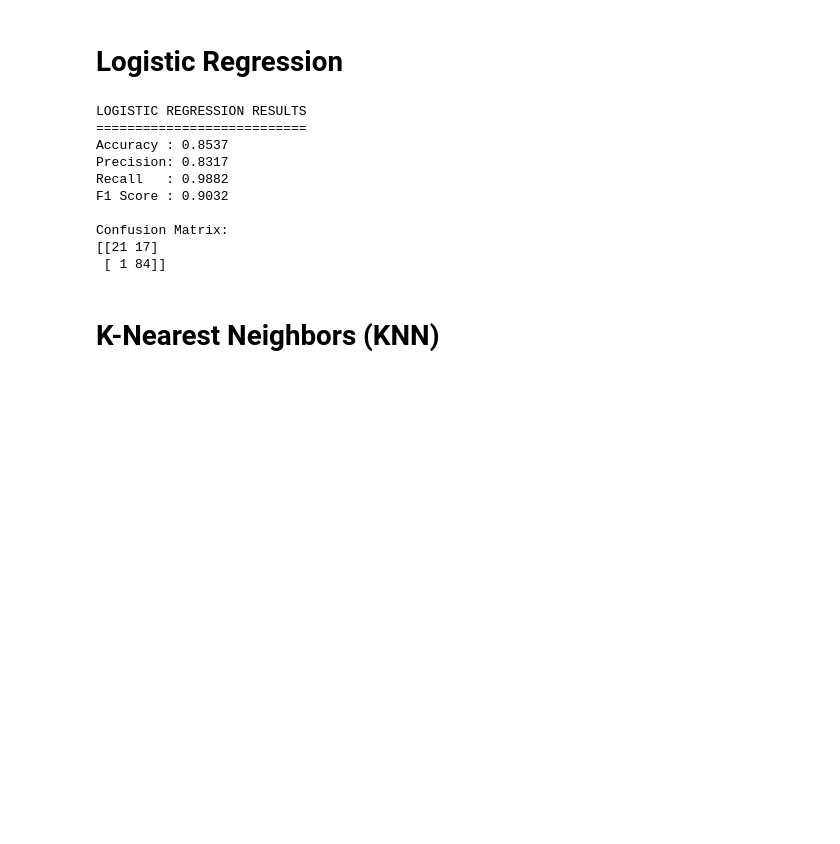
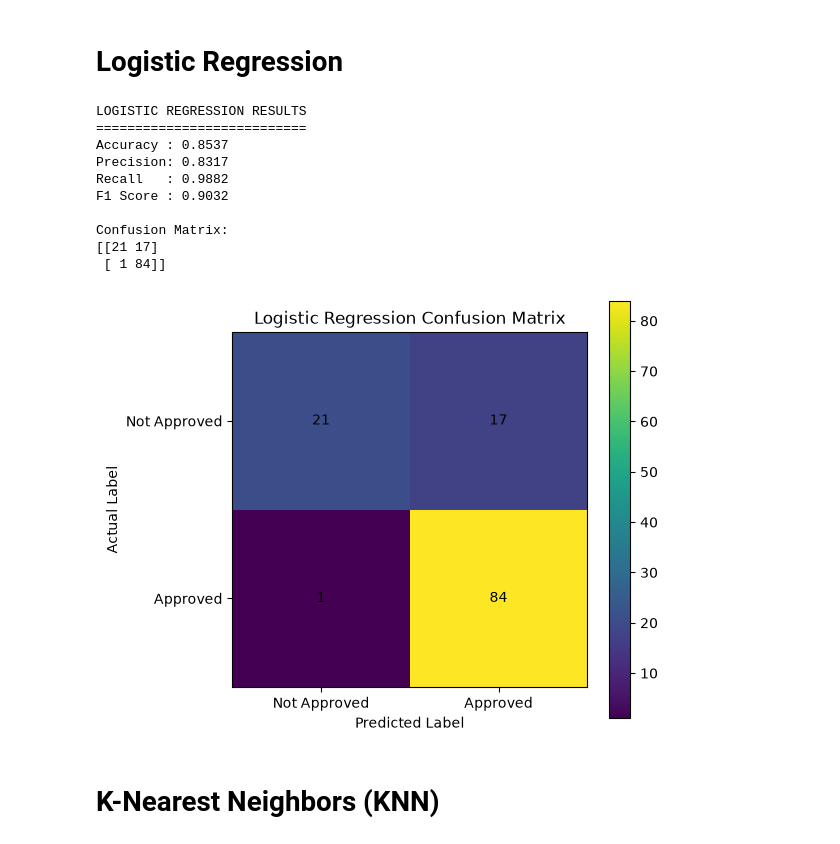
Before and after one commit to moulithatorati15/python-practice-and-projects, a Jupyter notebook: Loan_Approval_Project.ipynb, the cells around one changed output. Cells and saved outputs as stored; diff of their text form; code cells hidden in the pictures; blank space fills up the shorter version.

```diff
--- a/Loan_Approval_Project.ipynb
+++ b/Loan_Approval_Project.ipynb
@@ -792,6 +795,9 @@ Confusion Matrix:
 # %% [markdown]
 # Logistic Regression
 # %%
+import pandas as pd
+import numpy as np
+import matplotlib.pyplot as plt
 from sklearn.linear_model import LogisticRegression
 from sklearn.model_selection import GridSearchCV
 from sklearn.metrics import (
@@ -801,6 +807,7 @@ from sklearn.metrics import (
     f1_score,
     confusion_matrix
 )
+df = pd.read_csv(r"C:\Users\hp\OneDrive\Documents\Desktop\ML\datasets\training.csv")
 
 logistic_model = LogisticRegression(
     max_iter=2000,
@@ -855,33 +862,59 @@ logistic_f1 = f1_score(
 )
 # Display results
 print("LOGISTIC REGRESSION RESULTS")
 print("===========================")
 
 print("Accuracy :", round(logistic_accuracy, 4))
 print("Precision:", round(logistic_precision, 4))
 print("Recall   :", round(logistic_recall, 4))
 print("F1 Score :", round(logistic_f1, 4))
 
 
 # Confusion Matrix
 cm_logistic = confusion_matrix(
     y_test,
     y_pred_logistic
 )
 
 print("\nConfusion Matrix:")
 print(cm_logistic)
+plt.figure(figsize=(6, 5))
+
+plt.imshow(cm_logistic, interpolation="nearest")
+
+plt.title("Logistic Regression Confusion Matrix")
+plt.xlabel("Predicted Label")
+plt.ylabel("Actual Label")
+
+plt.colorbar()
+
+plt.xticks([0, 1], ["Not Approved", "Approved"])
+plt.yticks([0, 1], ["Not Approved", "Approved"])
+
+for i in range(cm_logistic.shape[0]):
+    for j in range(cm_logistic.shape[1]):
+        plt.text(
+            j,
+            i,
+            cm_logistic[i, j],
+            ha="center",
+            va="center"
+        )
+
+plt.tight_layout()
+plt.show()
 # %% [output]
 LOGISTIC REGRESSION RESULTS
 ===========================
 Accuracy : 0.8537
 Precision: 0.8317
 Recall   : 0.9882
 F1 Score : 0.9032
 
 Confusion Matrix:
 [[21 17]
  [ 1 84]]
+[figure, added]
 # %% [markdown]
 # K-Nearest Neighbors (KNN)
 # %%
```
Also changed, not shown: parts of 11 cells of this notebook, 21 other files.
